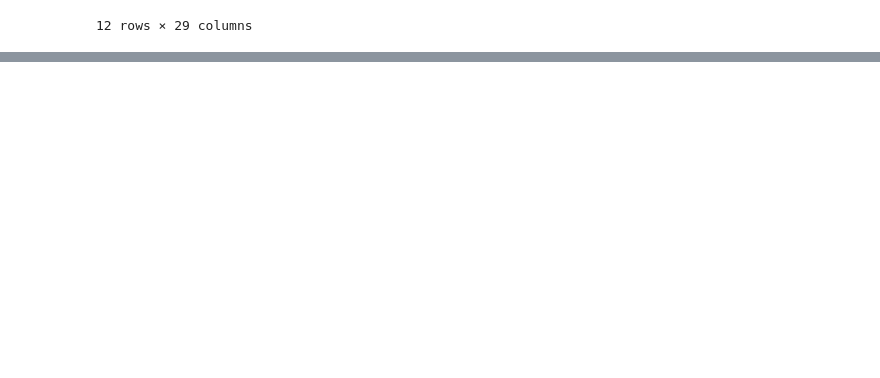
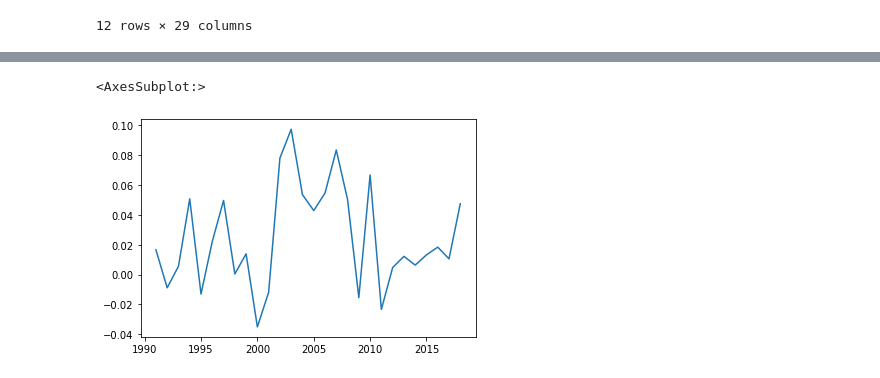
Before and after one commit to VitorHugoOli/Analise_Dados_Energetico, a Jupyter notebook: src/Aprendizado.ipynb, the cells around one changed output, grey strips where cells are left out. Drawn from its saved outputs; the diff is of its cells as text; code cells hidden in the pictures; blank space fills up the shorter version.

```diff
--- a/src/Aprendizado.ipynb
+++ b/src/Aprendizado.ipynb
@@ -81,0 +73,27 @@ sns.heatmap(Var_Corr, xticklabels=Var_Corr.columns, yticklabels=Var_Corr.columns
+# %%
+def dickeyF(dados):
+    print ('Results of Dickey-Fuller Test:')
+    dftest = adfuller(dados, autolag='AIC')
+    dfoutput = pd.Series(dftest[0:4], index=['Test Statistic','p-value','#Lags Used','Number of Observations Used'])
+    for key,value in dftest[4].items():
+        dfoutput['Critical Value (%s)'%key] = value
+    print(dfoutput)
+def diferencia(serie):
+    val = True
+    res = pd.Series(index=serie.index[1:])
+    ant = 0
+    for i in serie.index[1:]:
+        if val:
+            ant = serie.index[0]
+            val = False
+        res[i] = serie[i] - serie[ant]
+        ant = i
+    return res
+def reDiferencia(diferenciado, inicial):
+    res = pd.Series(index=diferenciado.index)
+    res[diferenciado.index[0]] = diferenciado[diferenciado.index[0]] + inicial
+    temp = diferenciado.index[0]
+    for i in diferenciado.index[1:]:
+        res[i] = diferenciado[i] + res[temp]
+        temp = i
+    return res
@@ -81,0 +126,6 @@ sns.heatmap(Var_Corr, xticklabels=Var_Corr.columns, yticklabels=Var_Corr.columns
+# %%
+dif = diferencia(log)
+dif.plot()
+# %% [output]
+<AxesSubplot:>
+[figure, added]
```
Also changed, not shown: parts of 9 cells of this notebook.
